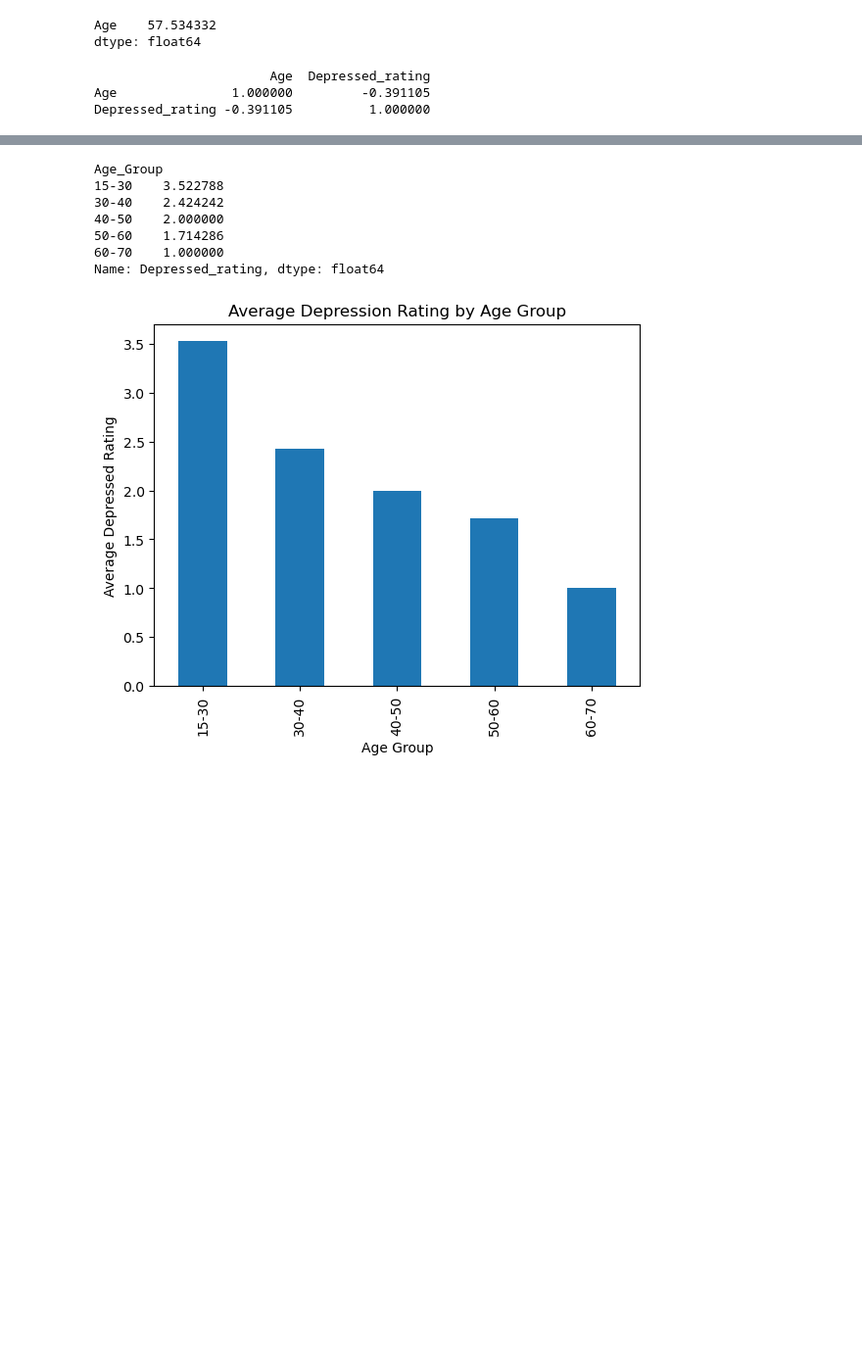
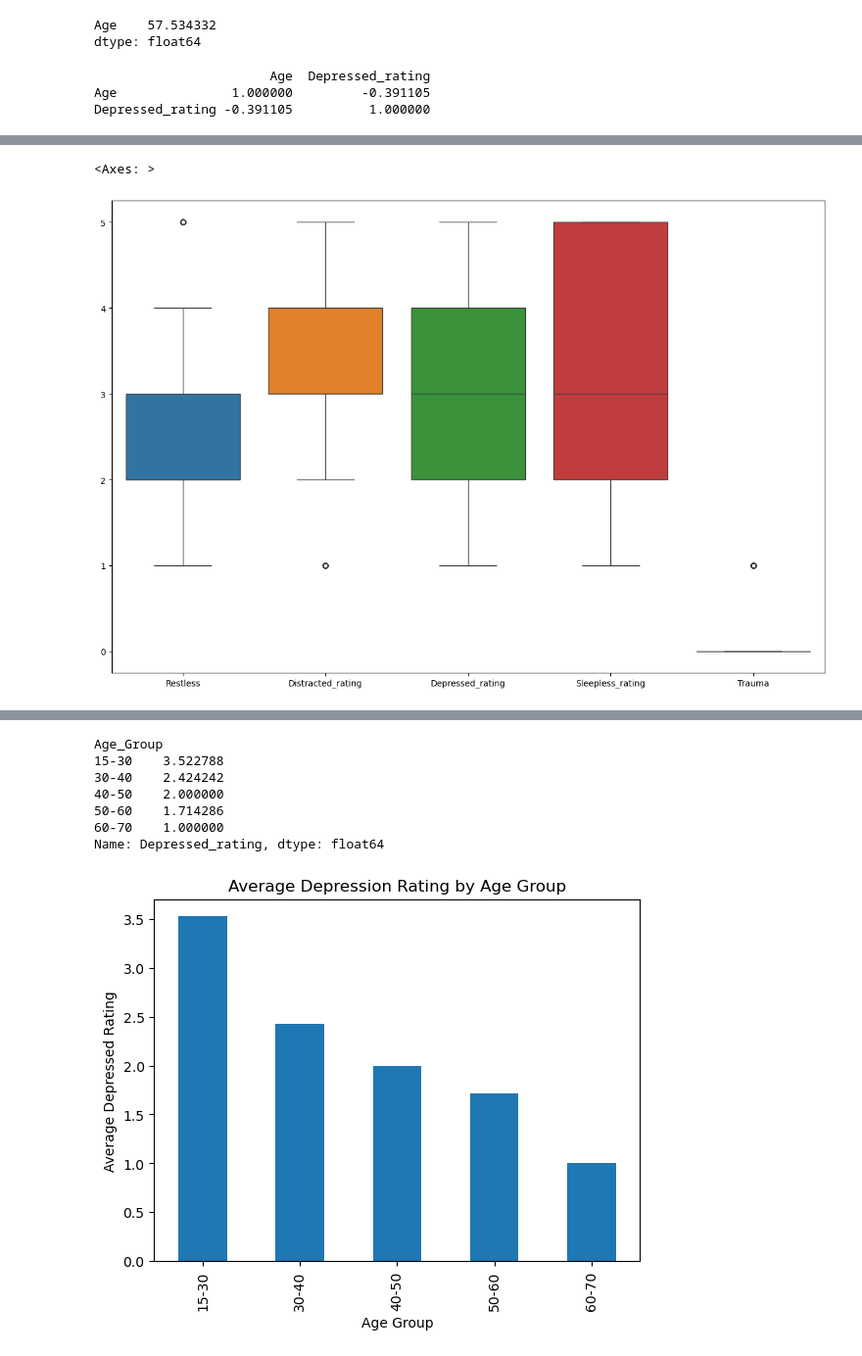
Before and after one commit to MIT-Assignments/MDA511-Assignment, a Jupyter notebook: Assignment2.ipynb, the cells around one changed output, grey strips where cells are left out. Shown at 98% size. Cells and saved outputs as stored; diff of their text form; code cells hidden in the pictures; blank space fills up the shorter version.

```diff
--- a/Assignment2.ipynb
+++ b/Assignment2.ipynb
@@ -525,0 +634,8 @@ plt.show()
+# %%
+# Box plot for all numerical values in dataset (Bivariate)
+filtered_df = merged_df.loc[:, merged_df.columns != 'Age']
+plt.figure(figsize=(15, 10))
+sns.boxplot(data=filtered_df)
+# %% [output]
+<Axes: >
+[figure, added]
```
Also changed, not shown: parts of 39 cells of this notebook.
